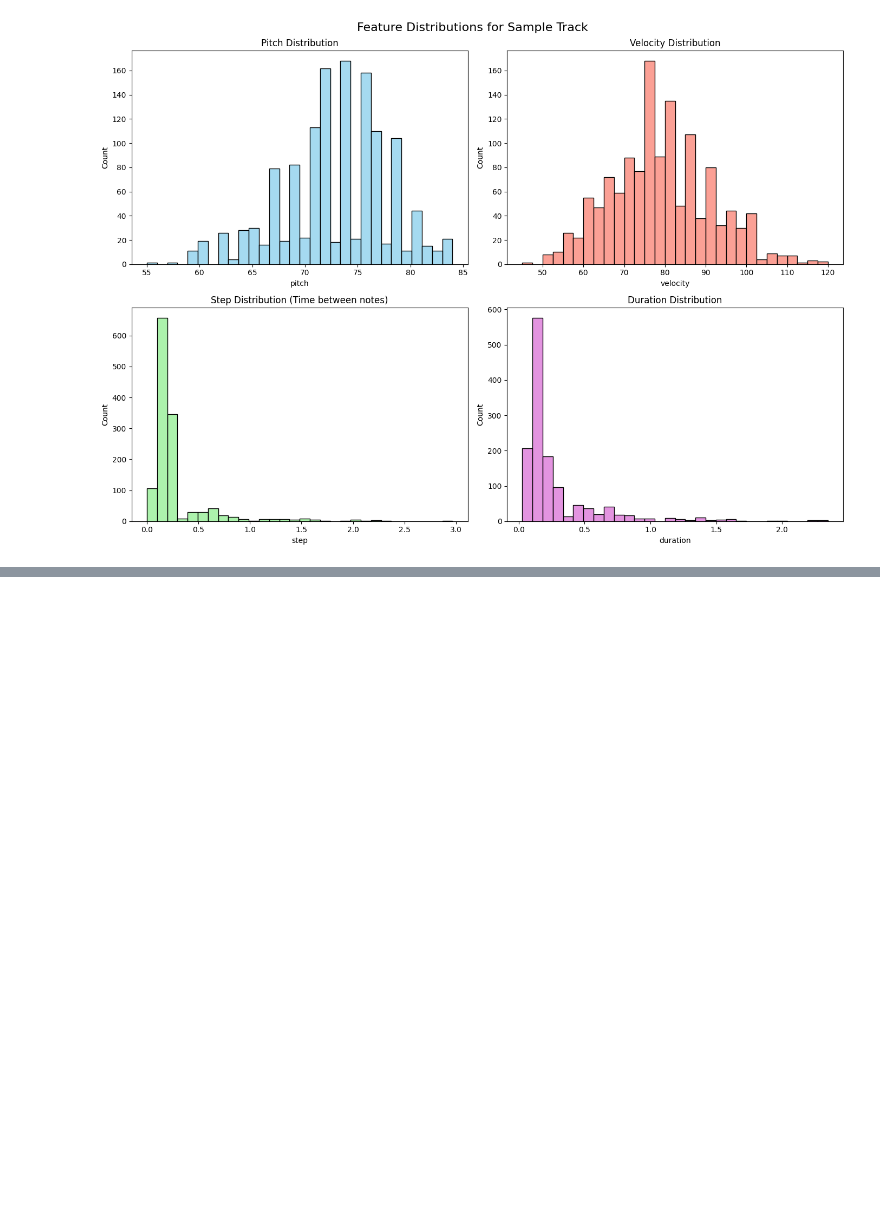
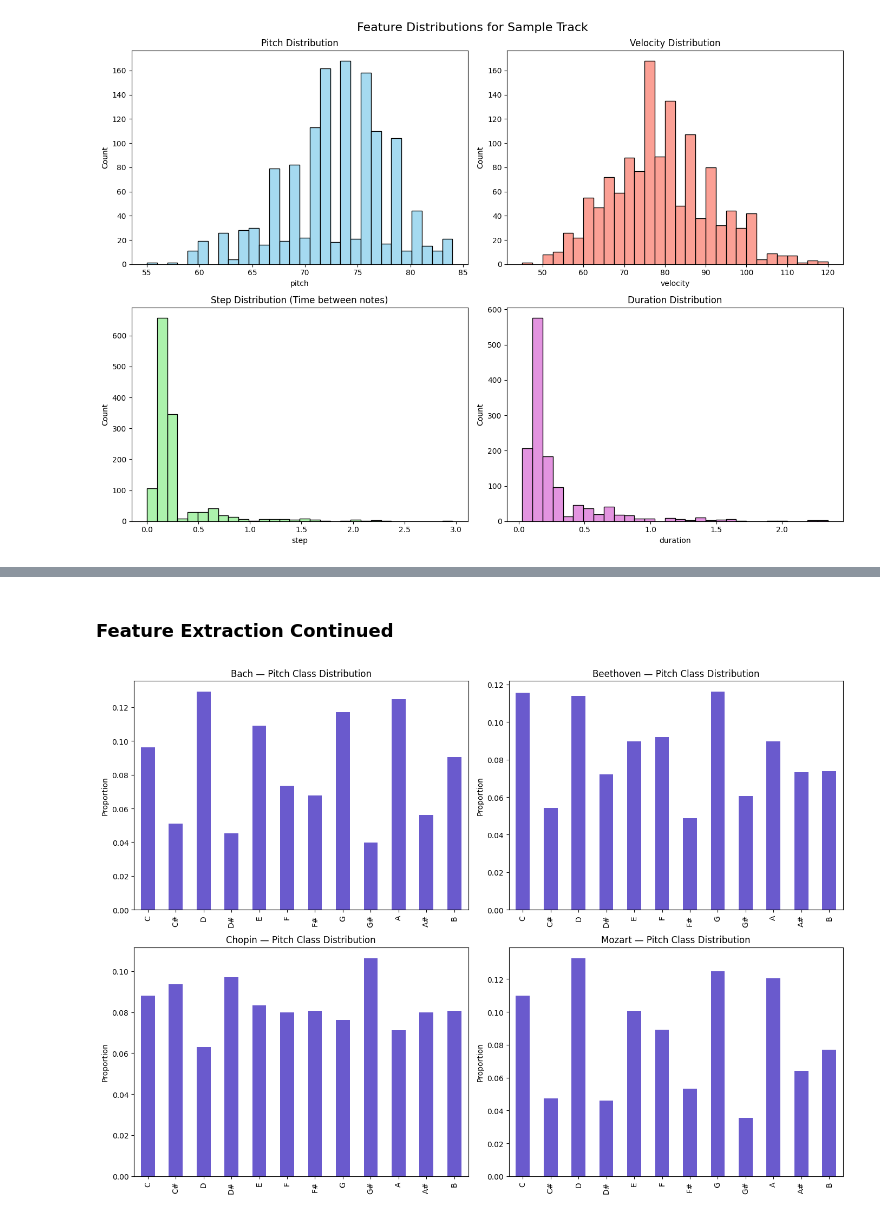
Before and after one commit to dsims21/AAI-511_Music-Identifier, a Jupyter notebook: AAI_511_Group_6_Final_Project.ipynb, the cells around one changed output, grey strips where cells are left out. Saved outputs shown, nothing was run; the diff lists cells and outputs as text; code cells hidden in the pictures; blank space fills up the shorter version.

```diff
--- a/AAI_511_Group_6_Final_Project.ipynb
+++ b/AAI_511_Group_6_Final_Project.ipynb
@@ -247,0 +467,25 @@ if not df_files.empty and sample_notes is not None:
+# %% [markdown]
+### **Feature Extraction Continued**
+# %%
+all_notes_df['pitch_class'] = all_notes_df['pitch'] % 12
+pitch_class_names = ['C','C#','D','D#','E','F','F#','G','G#','A','A#','B']
+
+pitch_class_dist = (
+    all_notes_df.groupby('composer')['pitch_class']
+    .value_counts(normalize=True)
+    .unstack(fill_value=0)
+    .reindex(columns=range(12))
+)
+pitch_class_dist.columns = pitch_class_names
+
+fig, axes = plt.subplots(2, 2, figsize=(14, 10))
+axes = axes.flatten()
+for i, composer in enumerate(TARGET_COMPOSERS):
+    if composer in pitch_class_dist.index:
+        pitch_class_dist.loc[composer].plot(kind='bar', ax=axes[i], color='slateblue')
+        axes[i].set_title(f'{composer.title()} — Pitch Class Distribution')
+        axes[i].set_ylabel('Proportion')
+plt.tight_layout()
+plt.show()
+# %% [output]
+[figure, added]
```
Also changed, not shown: parts of 10 cells of this notebook.
